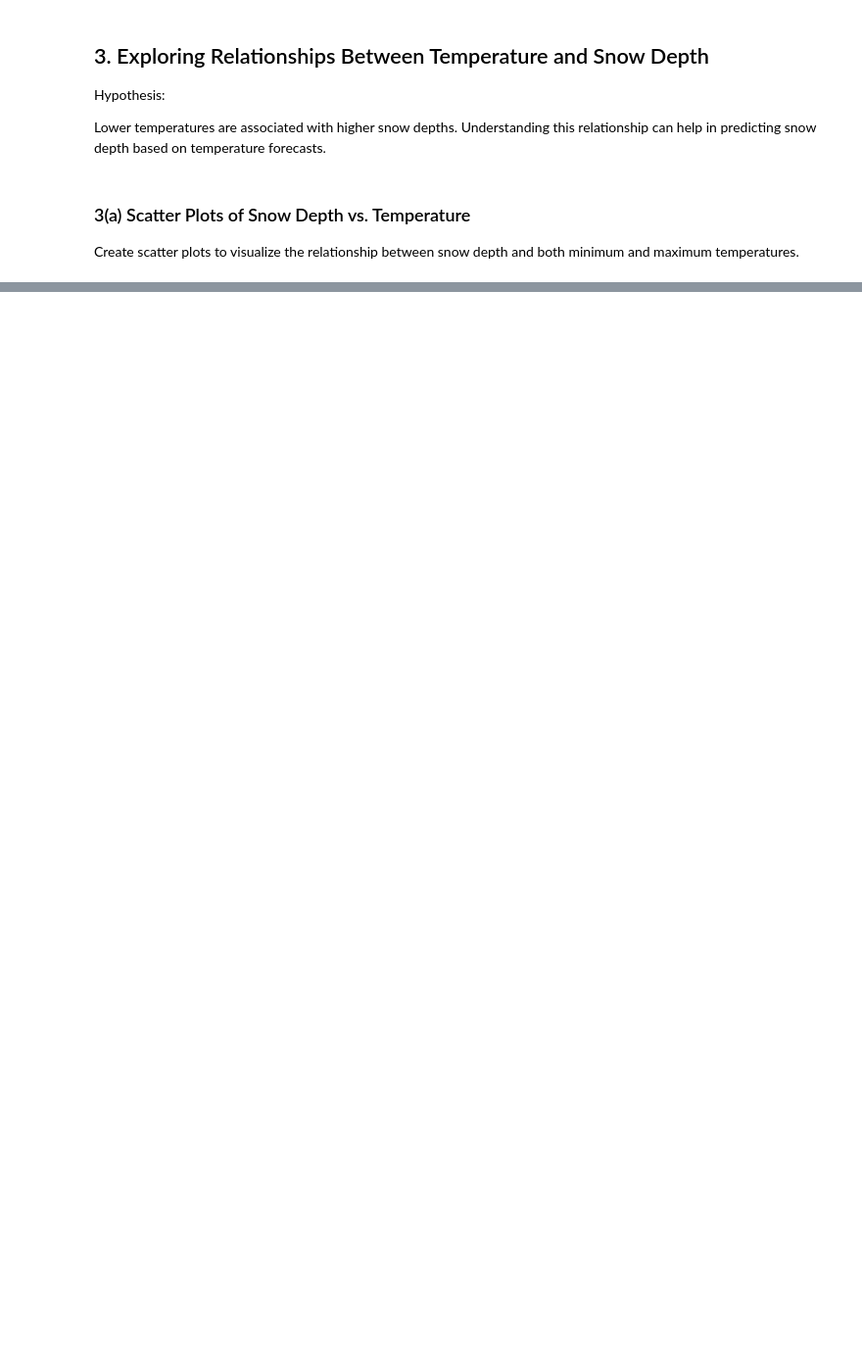
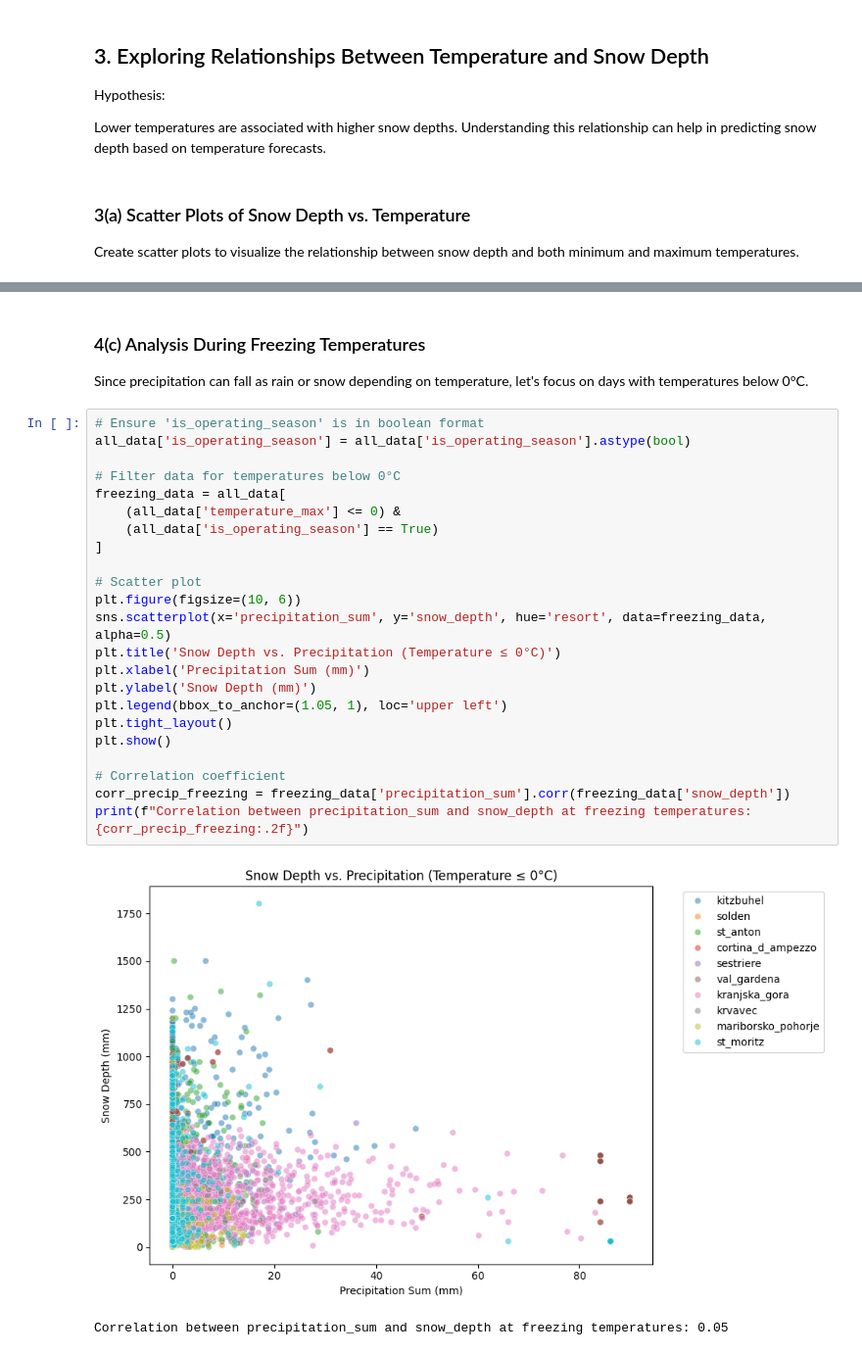
Before and after one commit to SamYatesSmith/SkiSnow, a Jupyter notebook: notebooks/exploratory_data_analysis.ipynb, the cells around one changed output, grey strips where cells are left out. Shown at 98% size. Cells and saved outputs as stored; diff of their text form; blank space fills up the shorter version.

```diff
--- a/notebooks/exploratory_data_analysis.ipynb
+++ b/notebooks/exploratory_data_analysis.ipynb
@@ -175,0 +326,30 @@ Create scatter plots to visualize the relationship between snow depth and both m
+# %% [markdown]
+### 4(c) Analysis During Freezing Temperatures
+
+Since precipitation can fall as rain or snow depending on temperature, let's focus on days with temperatures below 0°C.
+# %%
+# Ensure 'is_operating_season' is in boolean format
+all_data['is_operating_season'] = all_data['is_operating_season'].astype(bool)
+
+# Filter data for temperatures below 0°C
+freezing_data = all_data[
+    (all_data['temperature_max'] <= 0) &
+    (all_data['is_operating_season'] == True)
+]
+
+# Scatter plot
+plt.figure(figsize=(10, 6))
+sns.scatterplot(x='precipitation_sum', y='snow_depth', hue='resort', data=freezing_data, alpha=0.5)
+plt.title('Snow Depth vs. Precipitation (Temperature ≤ 0°C)')
+plt.xlabel('Precipitation Sum (mm)')
+plt.ylabel('Snow Depth (mm)')
+plt.legend(bbox_to_anchor=(1.05, 1), loc='upper left')
+plt.tight_layout()
+plt.show()
+
+# Correlation coefficient
+corr_precip_freezing = freezing_data['precipitation_sum'].corr(freezing_data['snow_depth'])
+print(f"Correlation between precipitation_sum and snow_depth at freezing temperatures: {corr_precip_freezing:.2f}")
+# %% [output]
+[figure, added]
+Correlation between precipitation_sum and snow_depth at freezing temperatures: 0.05
```
Also changed, not shown: parts of 29 cells of this notebook, 32 other files.
